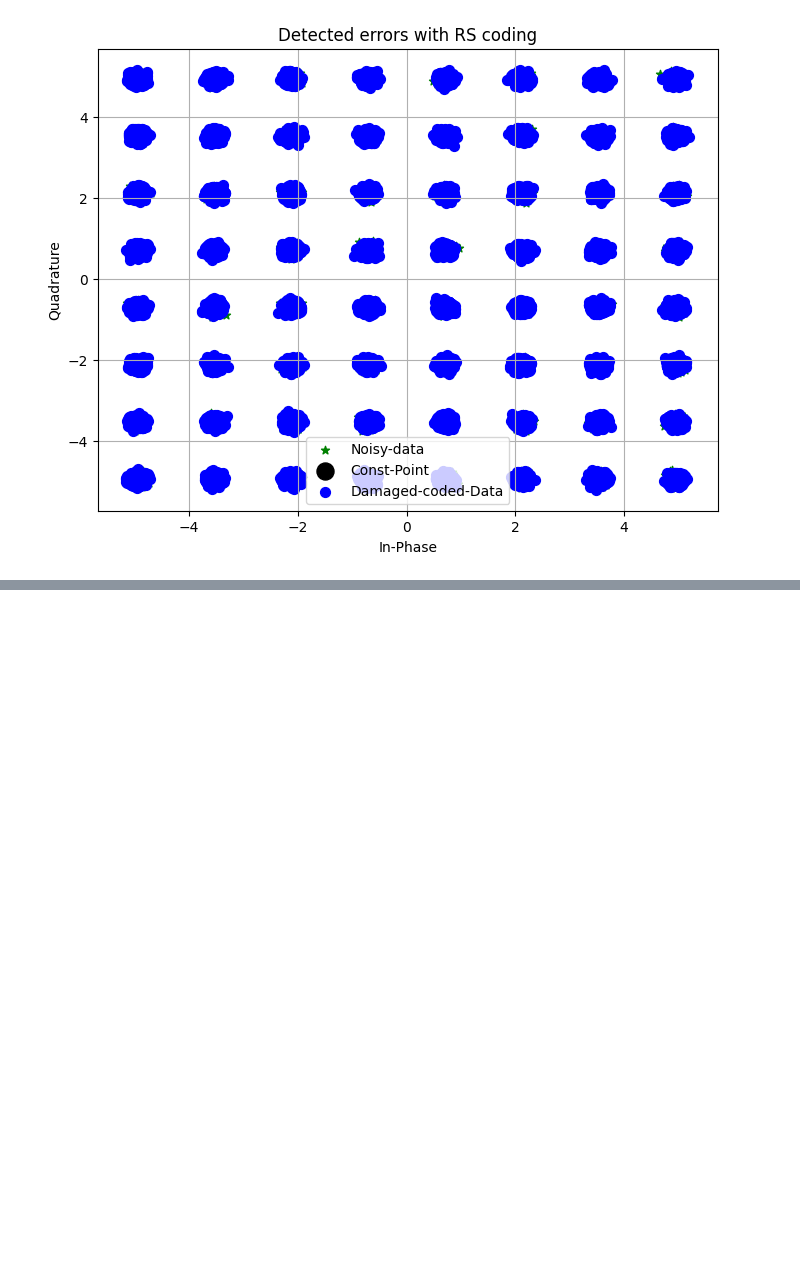
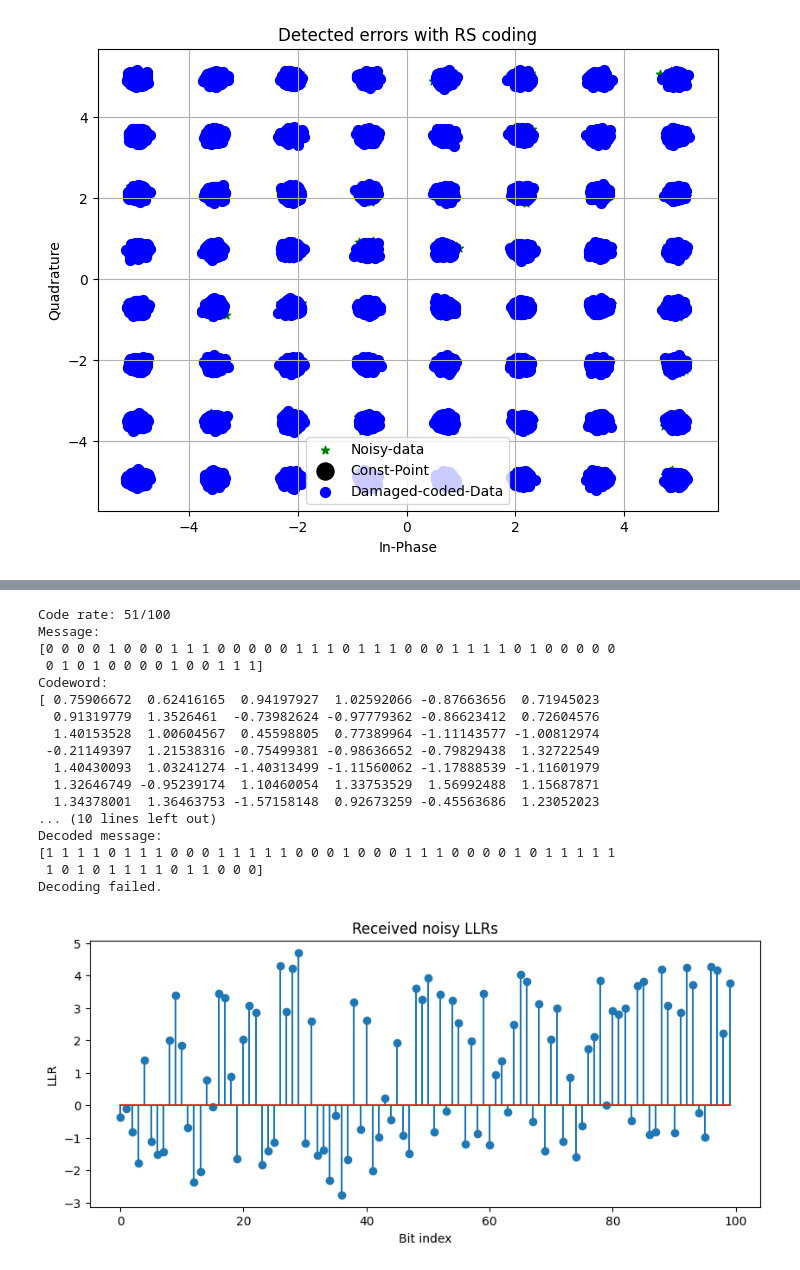
Before and after one commit to hamed-h98/5G_projects, a Jupyter notebook: 01_Wireless_PHY/FEC.ipynb, the cells around one changed output, grey strips where cells are left out. Drawn from its saved outputs; the diff is of its cells as text; code cells hidden in the pictures; blank space fills up the shorter version.

```diff
--- a/01_Wireless_PHY/FEC.ipynb
+++ b/01_Wireless_PHY/FEC.ipynb
@@ -2620,0 +3143,70 @@ Designing DSP blocks for optical comm
+# %%
+import numpy as np
+from pyldpc import make_ldpc, encode, decode, get_message
+import matplotlib.pyplot as plt
+
+# Create a small LDPC code for demonstration
+n = 100  # codeword length
+d_v = 2  # variable node degree
+d_c = 4  # check node degree
+systematic = True
+
+H, G = make_ldpc(n, d_v, d_c, systematic=systematic, sparse=True)
+k = G.shape[1]
+print(f"Code rate: {k}/{n}")
+
+# Generate random message
+message = np.random.randint(0, 2, k)
+print("Message:")
+print(message)
+
+# Encode
+codeword = encode(G, message, snr=10)
+print("Codeword:")
+print(codeword)
+
+# Add noise
+snr_db = 2.0
+sigma = np.sqrt(1/(2*10**(snr_db/10)))
+noise = sigma * np.random.randn(n)
+received = 1 - 2*codeword + noise
+
+# Decode (belief propagation)
+decoded = decode(H, received, snr_db, maxiter=50)
+decoded_message = get_message(G, decoded)
+
+print("Decoded message:")
+print(decoded_message)
+
+# Check success
+if np.all(decoded_message == message):
+    print("Decoding successful.")
+else:
+    print("Decoding failed.")
+
+# Optional: plot
+plt.figure(figsize=(10,4))
+plt.stem(received)
+plt.title("Received noisy LLRs")
+plt.xlabel("Bit index")
+plt.ylabel("LLR")
+plt.show()
+# %% [output]
+Code rate: 51/100
+Message:
+[0 0 0 0 1 0 0 0 1 1 1 0 0 0 0 0 1 1 1 0 1 1 1 0 0 0 1 1 1 1 0 1 0 0 0 0 0
+ 0 1 0 1 0 0 0 0 1 0 0 1 1 1]
+Codeword:
+[ 0.75906672  0.62416165  0.94197927  1.02592066 -0.87663656  0.71945023
+  0.91319779  1.3526461  -0.73982624 -0.97779362 -0.86623412  0.72604576
+  1.40153528  1.00604567  0.45598805  0.77389964 -1.11143577 -1.00812974
+ -0.21149397  1.21538316 -0.75499381 -0.98636652 -0.79829438  1.32722549
+  1.40430093  1.03241274 -1.40313499 -1.11560062 -1.17888539 -1.11601979
+  1.32646749 -0.95239174  1.10460054  1.33753529  1.56992488  1.15687871
+  1.34378001  1.36463753 -1.57158148  0.92673259 -0.45563686  1.23052023
+... (10 lines left out)
+Decoded message:
+[1 1 1 1 0 1 1 1 0 0 0 1 1 1 1 1 0 0 0 1 0 0 0 1 1 1 0 0 0 0 1 0 1 1 1 1 1
+ 1 0 1 0 1 1 1 1 0 1 1 0 0 0]
+Decoding failed.
+[figure, added]
```
Also changed, not shown: parts of 10 cells of this notebook.
